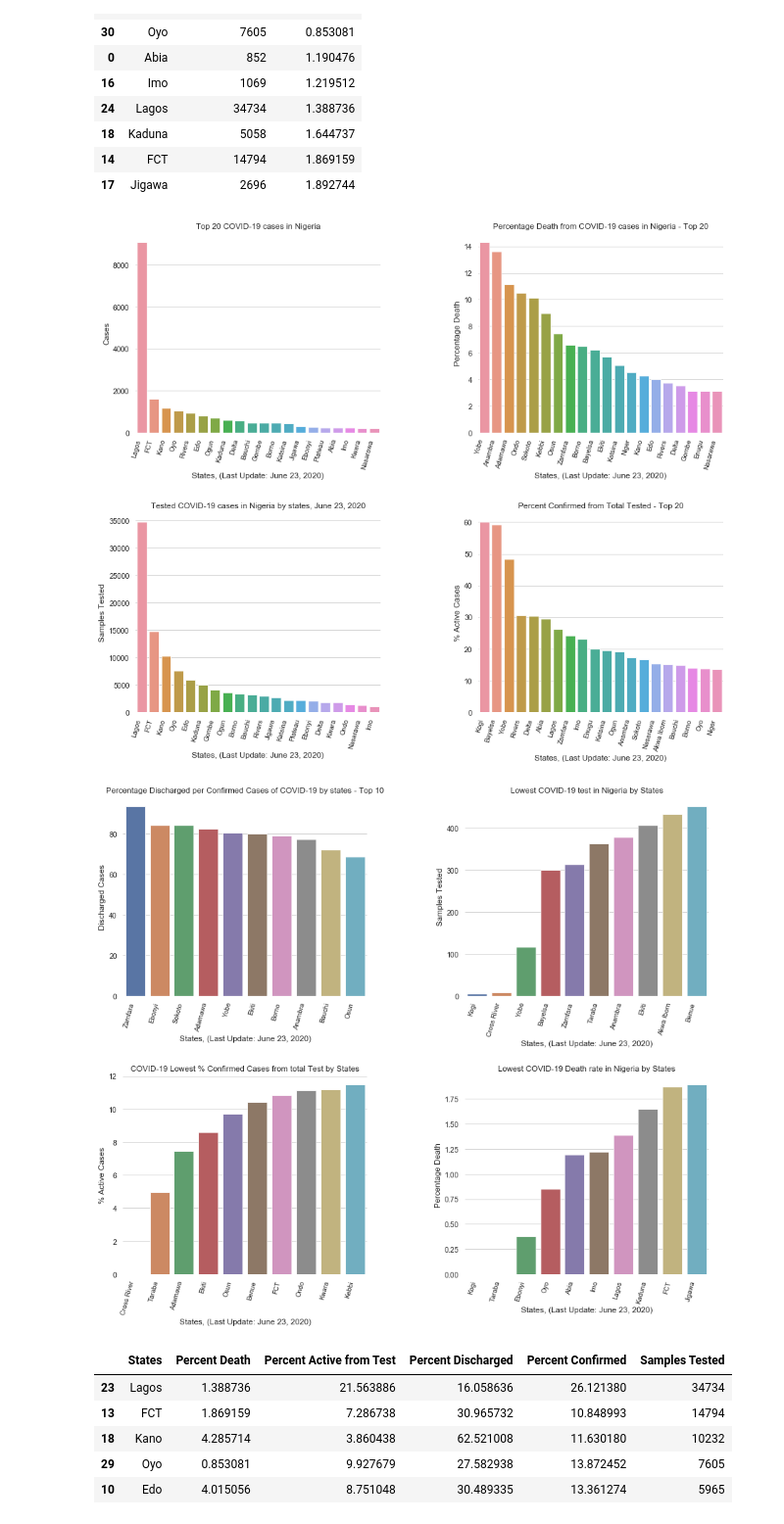
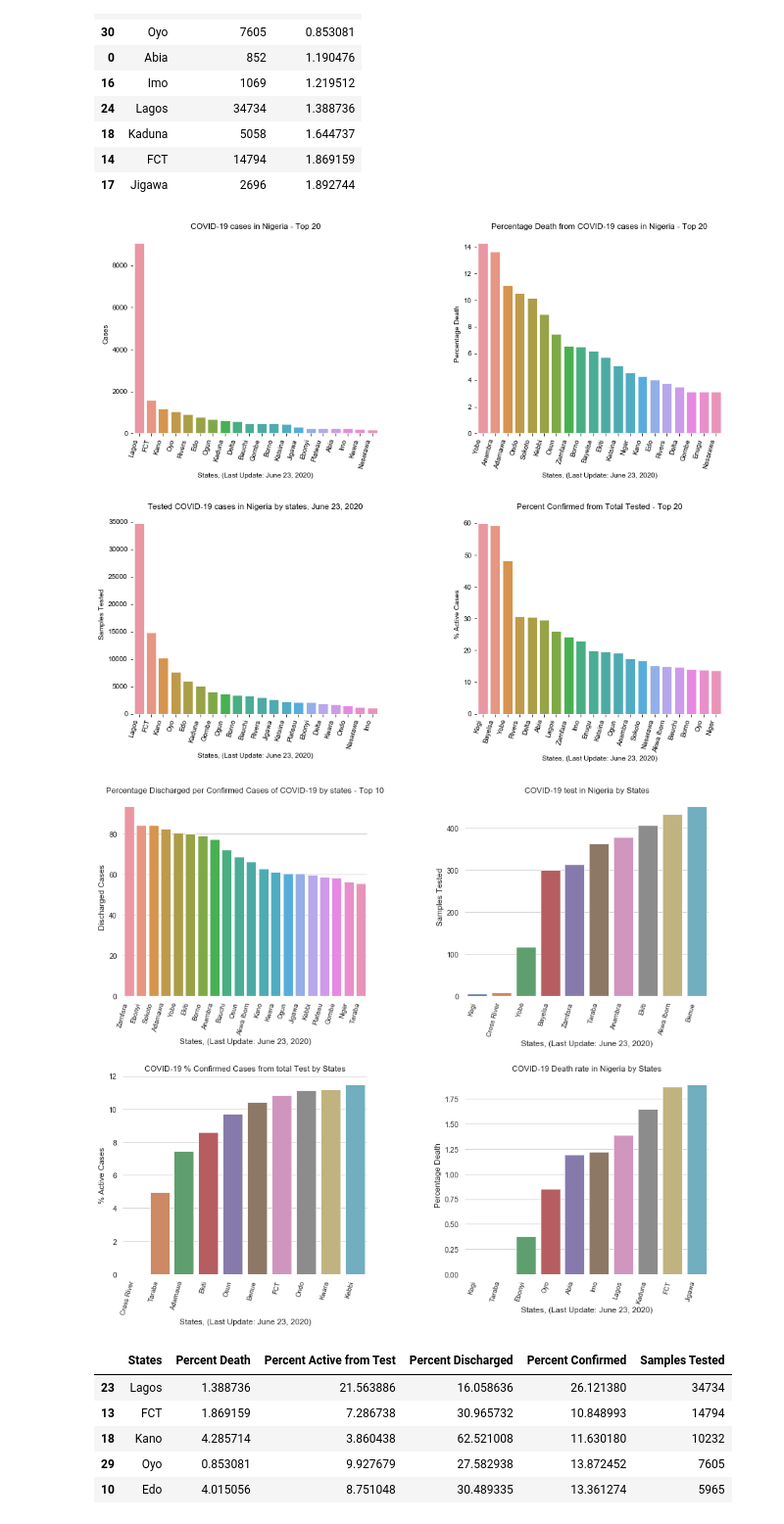
Before and after one commit to Emmanuel-Bamidele/Exploratory_Analysis, a Jupyter notebook: COVID_19_Nigeria/COVID_19_Nigeria_Cases_June_23.ipynb, the cells around one changed output. Shown at 98% size. Drawn from its saved outputs; the diff is of its cells as text; code cells hidden in the pictures.

```diff
--- a/COVID_19_Nigeria/COVID_19_Nigeria_Cases_June_23.ipynb
+++ b/COVID_19_Nigeria/COVID_19_Nigeria_Cases_June_23.ipynb
@@ -71,7 +71,7 @@ sns.set(style='whitegrid', rc={"font.size":10,"axes.titlesize":10,"axes.labelsiz
 sns.set_context("paper", font_scale=1.2)
 
 
-sns.barplot(x = Total_cases_20.axes[0], y = Total_cases_20,  ax=axs[0][0]).set(title="Top 20 COVID-19 cases in Nigeria", ylabel="Cases")
+sns.barplot(x = Total_cases_20.axes[0], y = Total_cases_20,  ax=axs[0][0]).set(title="COVID-19 cases in Nigeria - Top 20", ylabel="Cases")
 sns.barplot(x = Total_percent_death_20['States'], y = Total_percent_death_20['Percent Death'], ax=axs[0][1]).set(title="Percentage Death from COVID-19 cases in Nigeria - Top 20", ylabel="Percentage Death", xlabel="States and Samples Tested")
 sns.barplot(x = Total_tested_20.axes[0], y = Total_tested_20, ax=axs[1][0]).set(title="Tested COVID-19 cases in Nigeria by states, June 23, 2020", ylabel="Samples Tested")
 sns.barplot(x = Total_percent_confirmed_20.axes[0], y = Total_percent_confirmed_20, ax=axs[1][1]).set(title="Percent Confirmed from Total Tested - Top 20", ylabel="% Active Cases")
@@ -87,30 +87,30 @@ for ax in axs.flat:
 sns.despine(left=True, bottom=True)
 plt.savefig('01-COVID_19 Cases Nigeria, June 23 2020.jpeg', bbox_inches='tight') #can be .pdf,png, tif, jpeg, etc
 # %% [output]
-[figure, old version]
+[figure, new version]
 # %%
 fig, axs = plt.subplots(figsize=(15,12), ncols=2, nrows=2)
 sns.set(style='whitegrid', rc={"font.size":10,"axes.titlesize":10,"axes.labelsize":10})
 sns.set_context("paper", font_scale=1.2)
 
 
-sns.barplot(x = Total_percent_discharged_10.axes[0], y = Total_percent_discharged_10, ax=axs[0][0]).set(title="Percentage Discharged per Confirmed Cases of COVID-19 by states - Top 10", ylabel="Discharged Cases")
-sns.barplot(x = Total_tested_l10.axes[0], y = Total_tested_l10 ,ax=axs[0][1]).set(title="Lowest COVID-19 test in Nigeria by States", ylabel="Samples Tested")
-sns.barplot(x = Total_percent_confirmed_l10.axes[0], y = Total_percent_confirmed_l10, ax=axs[1][0]).set(title="COVID-19 Lowest % Confirmed Cases from total Test by States", ylabel="% Active Cases")
-sns.barplot(x = Total_percent_death_l10['States'], y = Total_percent_death_l10['Percent Death'], ax=axs[1][1]).set(title="Lowest COVID-19 Death rate in Nigeria by States", ylabel="Percentage Death")
+sns.barplot(x = Total_percent_discharged_20.axes[0], y = Total_percent_discharged_20, ax=axs[0][0]).set(title="Percentage Discharged per Confirmed Cases of COVID-19 by states - Top 10", ylabel="Discharged Cases")
+sns.barplot(x = Total_tested_l10.axes[0], y = Total_tested_l10 ,ax=axs[0][1]).set(title="COVID-19 test in Nigeria by States", ylabel="Samples Tested")
+sns.barplot(x = Total_percent_confirmed_l10.axes[0], y = Total_percent_confirmed_l10, ax=axs[1][0]).set(title="COVID-19 % Confirmed Cases from total Test by States", ylabel="% Active Cases")
+sns.barplot(x = Total_percent_death_l10['States'], y = Total_percent_death_l10['Percent Death'], ax=axs[1][1]).set(title="COVID-19 Death rate in Nigeria by States", ylabel="Percentage Death")
 
 plt.subplots_adjust(top = 0.8, bottom=0.01, hspace=0.4, wspace=0.4)
 
 
 
 for ax in axs.flat:
     ax.set_xticklabels(ax.get_xticklabels(), rotation=75, ha='right', fontweight='light', fontsize='small');
     ax.set_xlabel("States, (Last Update: June 23, 2020)")
 
 sns.despine(left=True, bottom=True)
 plt.savefig('02-COVID_19 Cases Nigeria, June 23 2020.jpeg', bbox_inches='tight') #can be .pdf,png, tif, jpeg, etc
 # %% [output]
-[figure, old version]
+[figure, new version]
 # %%
 Total_most_tested = df.groupby(["States", "Percent Death", "Percent Active from Test","Percent Discharged", "Percent Confirmed"],as_index=False)['Samples Tested'].mean()
 Total_most_tested = Total_most_tested.nlargest(10, columns='Samples Tested')
```
Also changed, not shown: parts of 1 cell of this notebook, 3 other files.
